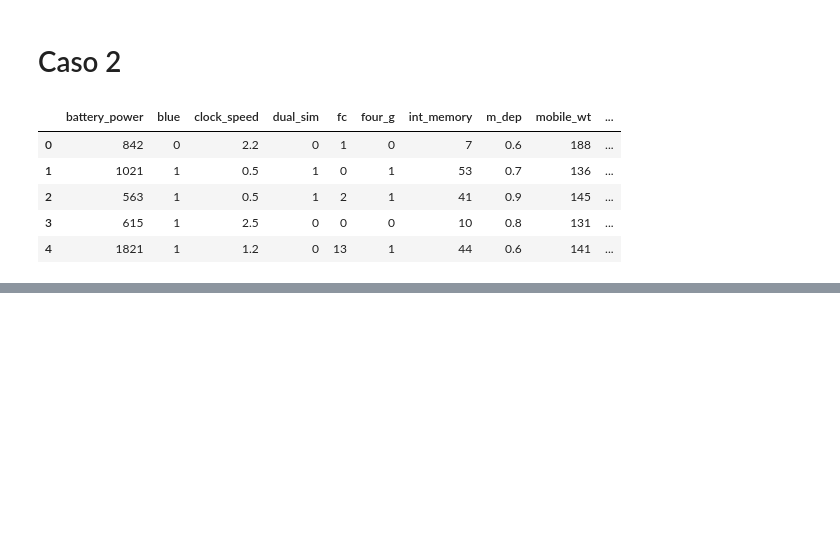
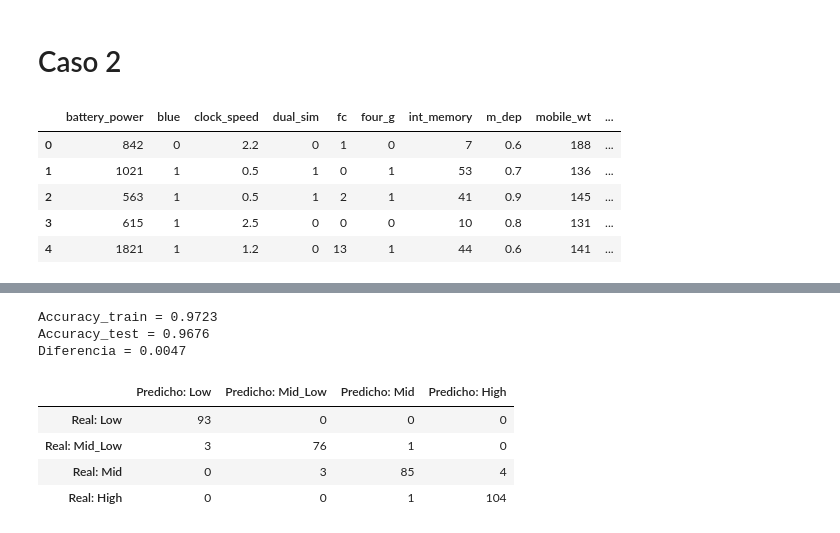
Before and after one commit to SkimpyVessel-193/linear_regression_intro_610439, a Jupyter notebook: Examen 2do Parcial/examen_2do_parcial.ipynb, the cells around one changed output, grey strips where cells are left out. Saved outputs shown, nothing was run; the diff lists cells and outputs as text; code cells hidden in the pictures; blank space fills up the shorter version.

```diff
--- a/Examen 2do Parcial/examen_2do_parcial.ipynb
+++ b/Examen 2do Parcial/examen_2do_parcial.ipynb
@@ -308,0 +403,39 @@ df.head()
+# %%
+modelo_logistico_rfecv = LogisticRegression(random_state=0)
+modelo_logistico_rfecv.fit(
+    X_train_scaled[variables_seleccionadas], y_train
+)
+
+accuracy_train = modelo_logistico_rfecv.score(
+    X_train_scaled[variables_seleccionadas], y_train
+)
+accuracy_test = modelo_logistico_rfecv.score(
+    X_test_scaled[variables_seleccionadas], y_test
+)
+diferencia_accuracy = accuracy_train - accuracy_test
+
+print(f'Accuracy_train = {accuracy_train:.4f}')
+print(f'Accuracy_test = {accuracy_test:.4f}')
+print(f'Diferencia = {diferencia_accuracy:.4f}')
+# %% [output]
+Accuracy_train = 0.9723
+Accuracy_test = 0.9676
+Diferencia = 0.0047
+# %%
+y_pred_test = modelo_logistico_rfecv.predict(
+    X_test_scaled[variables_seleccionadas]
+)
+
+matriz_confusion = plot_matriz_confusion(
+    y_test,
+    y_pred_test,
+    clases=['Low', 'Mid_Low', 'Mid', 'High'],
+    title='Matriz de confusión — Regresión Logística RFECV'
+)
+matriz_confusion
+# %% [output]
+|  | Predicho: Low | Predicho: Mid_Low | Predicho: Mid | Predicho: High |
+| Real: Low | 93 | 0 | 0 | 0 |
+| Real: Mid_Low | 3 | 76 | 1 | 0 |
+| Real: Mid | 0 | 3 | 85 | 4 |
+| Real: High | 0 | 0 | 1 | 104 |
```
Also changed, not shown: parts of 6 cells of this notebook.
